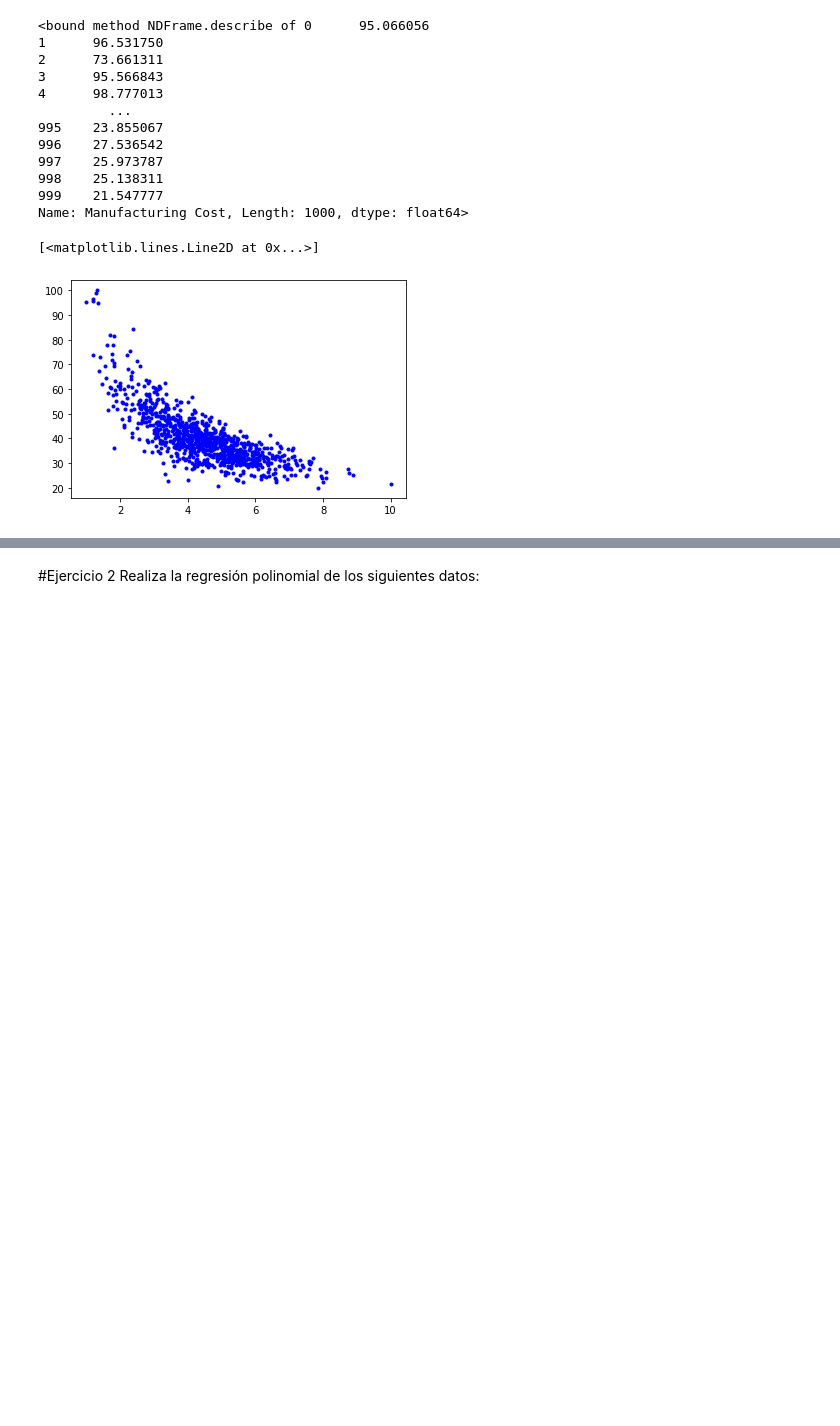
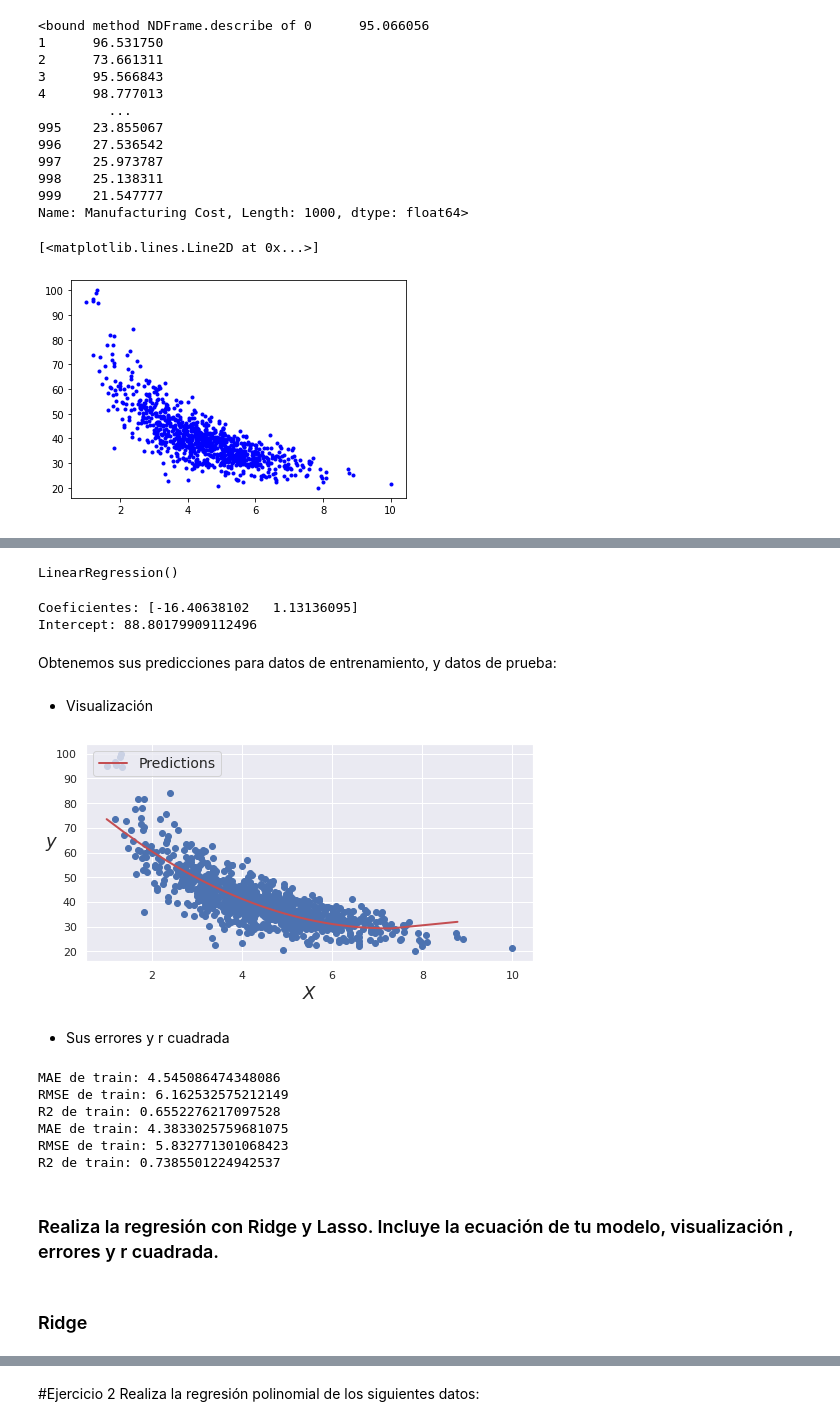
Before and after one commit to PosgradoMNA/actividades-de-aprendizaje-gerardoaaron_castanedajaramillo, a Jupyter notebook: Actividad Semanal -- 7 Regresiones.ipynb, the cells around one changed output, grey strips where cells are left out. Cells and saved outputs as stored; diff of their text form; code cells hidden in the pictures; blank space fills up the shorter version.

```diff
--- a/Actividad Semanal -- 7 Regresiones.ipynb
+++ b/Actividad Semanal -- 7 Regresiones.ipynb
@@ -317,0 +408,60 @@ NameError: ignored
+# %%
+def poly_transform(x, xt, xp, deg):
+  poly_features = PolynomialFeatures(degree=deg, include_bias=False)
+  X_poly = poly_features.fit(x)
+  return X_poly.transform(xt), X_poly.transform(xp)
+# %%
+X_poly_train, X_poly_test = poly_transform(X, X_train, X_test, 2)
+# %%
+lin_reg = LinearRegression(fit_intercept=True)
+lin_reg.fit(X_poly_train, y_train)
+# %% [output]
+LinearRegression()
+# %%
+coef_inter(lin_reg)
+# %% [output]
+Coeficientes: [-16.40638102   1.13136095]
+Intercept: 88.80179909112496
+# %% [markdown]
+Obtenemos sus predicciones para datos de entrenamiento, y datos de prueba:
+# %%
+yhat_train, yhat_test = predict_ys(lin_reg, X_poly_train, X_poly_test)
+# %% [markdown]
+* Visualización
+# %%
+order = np.argsort(X_test.values.ravel())
+sortedX = X_test.values.ravel()[order]
+sortedY = y_test.values[order]
+sorted_pred = yhat_test[order]
+
+visualizacion(X, y, sortedX, sorted_pred)
+# %% [output]
+[figure, added]
+# %% [markdown]
+* Sus errores y r cuadrada
+# %%
+errores_train = list()
+errores_test = list()
+errores_train, errores_test = errores(y_train,yhat_train,y_test,yhat_test)
+error_ejercicio1_train.append(errores_train)
+error_ejercicio1_test.append(errores_test)
+
+i = 0
+for error in nom_errores:
+  print(error, 'de train:', errores_train[i])
+  i = i + 1
+i = 0
+for error in nom_errores:
+  print(error, 'de train:', errores_test[i])
+  i = i + 1
+# %% [output]
+MAE de train: 4.545086474348086
+RMSE de train: 6.162532575212149
+R2 de train: 0.6552276217097528
+MAE de train: 4.3833025759681075
+RMSE de train: 5.832771301068423
+R2 de train: 0.7385501224942537
+# %% [markdown]
+### Realiza la regresión con Ridge y Lasso. Incluye la ecuación de tu modelo, visualización , errores y r cuadrada.
+# %% [markdown]
+### Ridge
```
Also changed, not shown: parts of 63 cells of this notebook.
